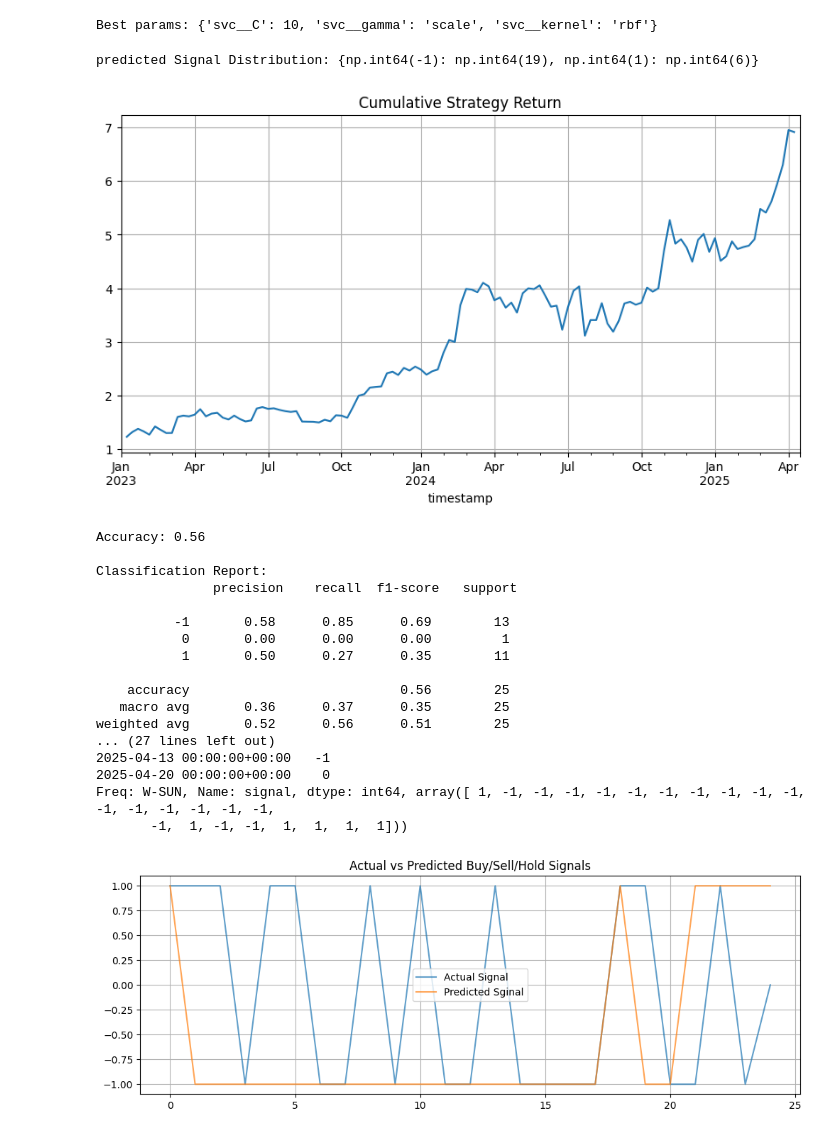
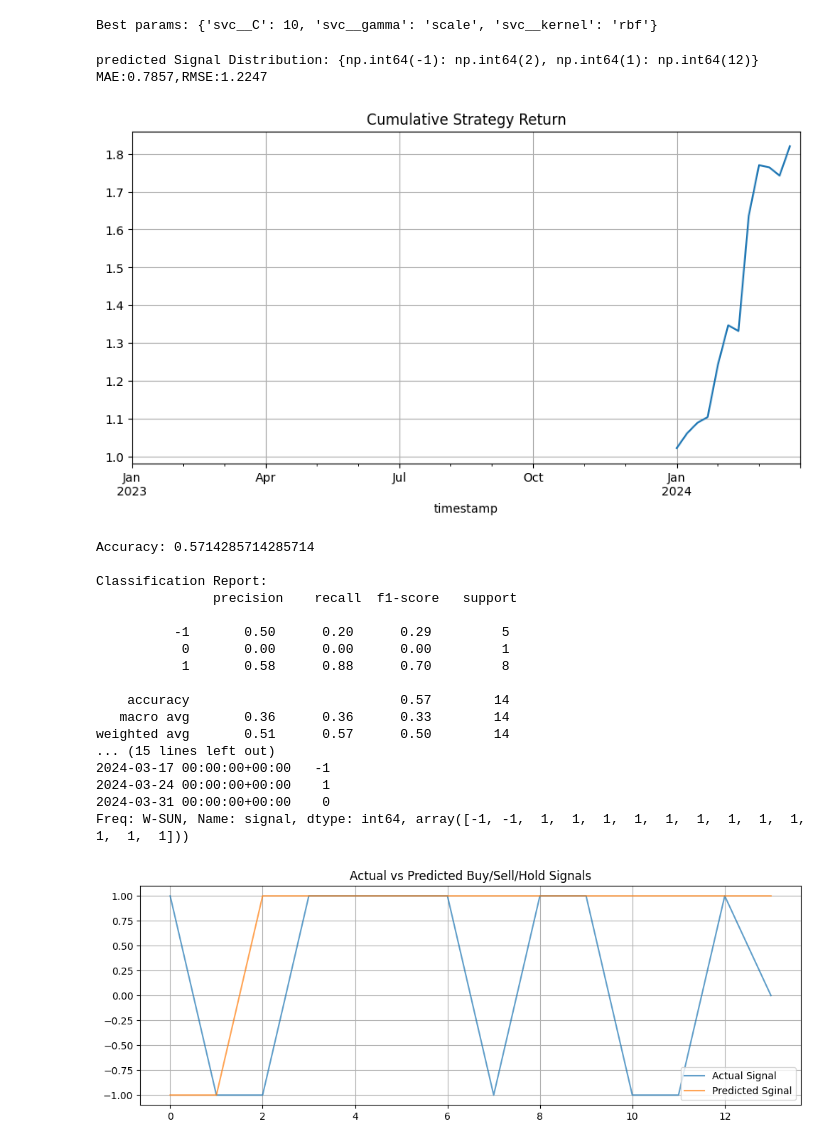
Before and after one commit to bobhampton/ML_Stock_Bot_with_Alpaca, a Jupyter notebook: Lorraine-SVM.ipynb, the cells around one changed output. Saved outputs shown, nothing was run; the diff lists cells and outputs as text; code cells hidden in the pictures.

Commit message:
added MAE and RMSE

```diff
--- a/Lorraine-SVM.ipynb
+++ b/Lorraine-SVM.ipynb
@@ -14,7 +14,6 @@ import alpaca_trade_api as tradeapi
 
 
 API_KEY="AKP4AOHG4L32CXUO1YW1"
-API_KEY="AKP4AOHG4L32CXUO1YW1"
 SECRET_KEY="EeJzdxfmCPjU0gFsV3CqcvgUJMep8Ft08Bg20LMs"
 BASE_URL="https://paper-api.alpaca.markets"
 # %%
@@ -22,8 +21,9 @@ BASE_URL="https://paper-api.alpaca.markets"
 
 def get_btc_data():
     start_date="2023-01-01"
+    end_date="2024-04-01"
     api=tradeapi.REST(API_KEY,SECRET_KEY,base_url=BASE_URL)
-    bars=api.get_crypto_bars("BTC/USD",timeframe="1Day",start=start_date).df
+    bars=api.get_crypto_bars("BTC/USD",timeframe="1Day",start=start_date,end=end_date).df
     btc_df= bars[bars['symbol']=='BTC/USD']
 
 #resampling to weekly
@@ -153,28 +152,36 @@ model=train_svm_model(X_train,y_train)
 Best params: {'svc__C': 10, 'svc__gamma': 'scale', 'svc__kernel': 'rbf'}
 # %%
 #Predict
+
+from sklearn.metrics import mean_absolute_error, root_mean_squared_error
 
 def predict_and_plot(model, X_test, y_test, df):
 
     #Predict signal using trained model, store predicted signals in original dataframe
     y_pred=model.predict(X_test)
     df.loc[X_test.index, 'predicted_signal'] = y_pred
     #Counts and print distirbution(Buy/Hold/Sell)
     unique, counts=np.unique(y_pred,return_counts=True)
     [print("predicted Signal Distribution:",dict(zip(unique,counts)))]
+
+    #calculate mae and rmse
+    mae= mean_absolute_error(y_test,y_pred)
+    rmse=root_mean_squared_error(y_test,y_pred)
+    print(f"MAE:{mae:.4f},RMSE:{rmse:.4f}")
     #Calculate strategy return: multiply shifted predictions
     df['strategy_return'] = df['predicted_signal'].shift(1) * df['price_change']
     #Cumulative returns over time
     df['cumulative_return'] = (1 + df['strategy_return']).cumprod()
     #Plotting cumulative return of strategy
     df['cumulative_return'].plot(title='Cumulative Strategy Return', figsize=(10, 5))
     plt.grid(True)
     plt.show()
 
 predict_and_plot(model, X_test, y_test, btc)
 # %% [output]
-predicted Signal Distribution: {np.int64(-1): np.int64(19), np.int64(1): np.int64(6)}
+predicted Signal Distribution: {np.int64(-1): np.int64(2), np.int64(1): np.int64(12)}
+MAE:0.7857,RMSE:1.2247
-[figure, old version]
+[figure, new version]
 # %%
 from sklearn.metrics import classification_report, confusion_matrix,accuracy_score
 
@@ -190,23 +197,23 @@ print("\nClassification Report:\n",classification_report(y_test,y_pred))
 #Confusion matrix
 print("\nConfusion Matrix:\n", confusion_matrix,(y_test,y_pred))
 # %% [output]
-Accuracy: 0.56
+Accuracy: 0.5714285714285714
 
 Classification Report:
                precision    recall  f1-score   support
 
-          -1       0.58      0.85      0.69        13
+          -1       0.50      0.20      0.29         5
            0       0.00      0.00      0.00         1
-           1       0.50      0.27      0.35        11
+           1       0.58      0.88      0.70         8
 
-    accuracy                           0.56        25
-   macro avg       0.36      0.37      0.35        25
-weighted avg       0.52      0.56      0.51        25
-... (27 lines left out)
-2025-04-13 00:00:00+00:00   -1
-2025-04-20 00:00:00+00:00    0
-Freq: W-SUN, Name: signal, dtype: int64, array([ 1, -1, -1, -1, -1, -1, -1, -1, -1, -1, -1, -1, -1, -1, -1, -1, -1,
-       -1,  1, -1, -1,  1,  1,  1,  1]))
+    accuracy                           0.57        14
+   macro avg       0.36      0.36      0.33        14
+weighted avg       0.51      0.57      0.50        14
+... (15 lines left out)
+2024-03-17 00:00:00+00:00   -1
+2024-03-24 00:00:00+00:00    1
+2024-03-31 00:00:00+00:00    0
+Freq: W-SUN, Name: signal, dtype: int64, array([-1, -1,  1,  1,  1,  1,  1,  1,  1,  1,  1,  1,  1,  1]))
 # %%
 import matplotlib.pyplot as plt
 
@@ -218,7 +225,7 @@ plt.title('Actual vs Predicted Buy/Sell/Hold Signals')
 plt.grid(True)
 plt.show()
 # %% [output]
-[figure, old version]
+[figure, new version]
 # %%
 #Strategy return vs Buy-and-Hold Return
 
```
Also changed, not shown: parts of 3 cells of this notebook.
